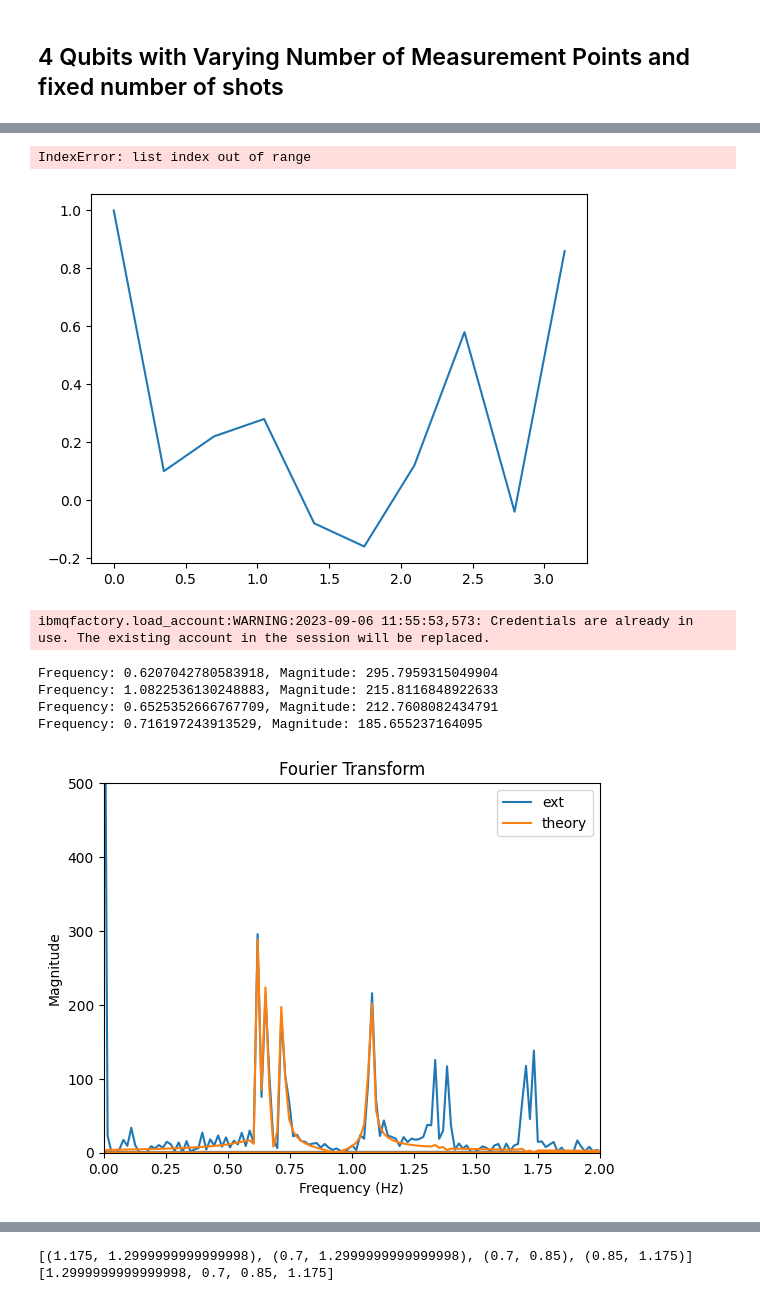
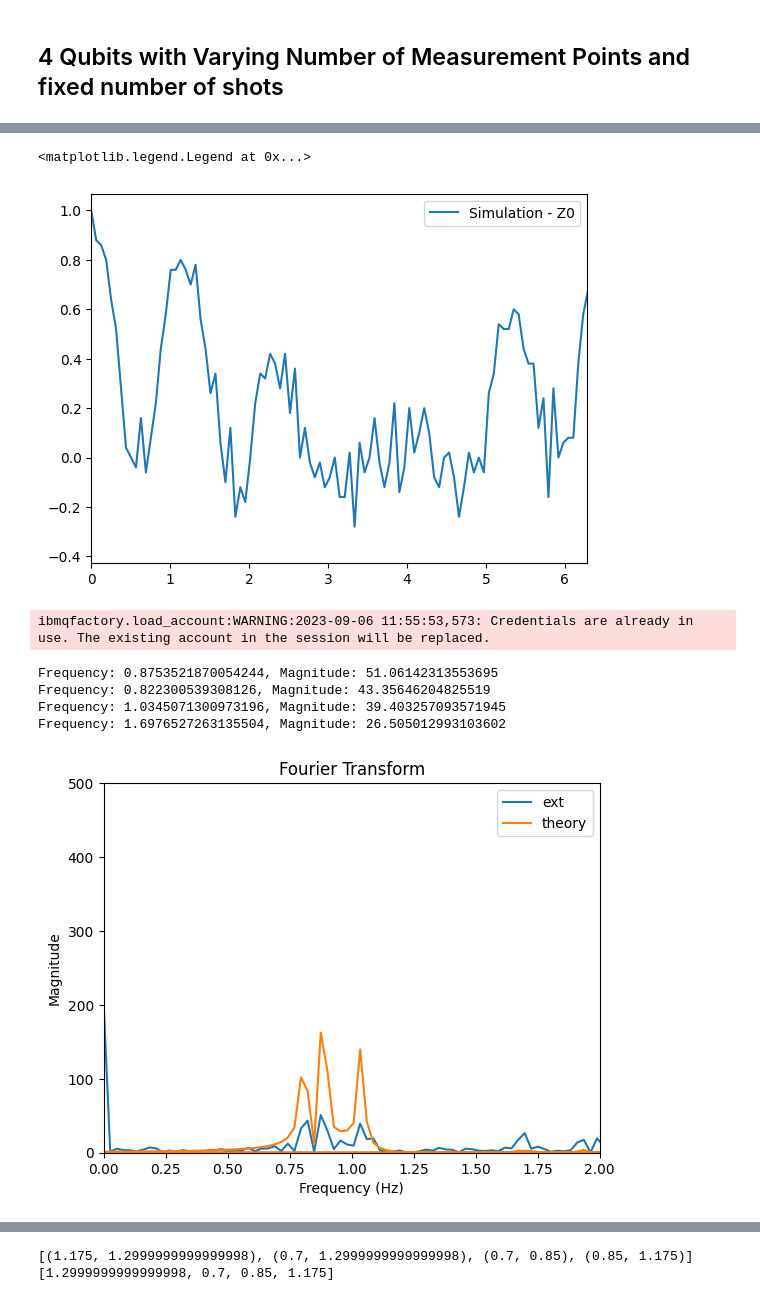
Before and after one commit to Davidkatom/Crosstalk, a Jupyter notebook: CosineFit.ipynb, the cells around one changed output, grey strips where cells are left out. Cells and saved outputs as stored; diff of their text form; code cells hidden in the pictures.

```diff
--- a/CosineFit.ipynb
+++ b/CosineFit.ipynb
@@ -169,7 +166,7 @@ for n in measurements:  #qubits
     for rep in range(repetitions):
         J = [random.gauss(1, 0.4) for _ in range(4)]
         delay_list = []
-        delay = np.linspace(0, 2 * np.pi, n)
+        delay = np.linspace(0, 8 * np.pi, n)
         for t in delay:
             delay_list.append(
                 RamseyExperiment(4, t, shots, J, "0"))
@@ -209,7 +206,7 @@ ramsey_experiment = importlib.reload(ramsey_experiment)
 RamseyExperiment = ramsey_experiment.RamseyExperiment
 RamseyBatch = ramsey_experiment.RamseyBatch
 
-n = 4
+n = 5
 
 
 def func(t, js):
@@ -224,12 +221,12 @@ def func(t, js):
 
 J = [random.gauss(1, 0.4) for _ in range(n)]
 shots = 5
-J = [1.2187600846502067, 1.2447931423989682, 1.5130410635207037, 0.21734530553350462]
+#J = [1.3698020041655328, 1.2700581945641038, 1.4186671516980645, 1.6367384514798005]
 print("J = ",J)
 delay_list = []
 exp = []
 measurements = 100
-delay = np.linspace(0, 10 * np.pi, measurements)
+delay = np.linspace(0, 6 * np.pi, measurements)
 for t in delay:
     delay_list.append(RamseyExperiment(n, t, 100, J, "0"))
 ramseyBatch1 = RamseyBatch(delay_list)
@@ -250,7 +247,7 @@ plt.plot(delay, ramseyBatch1.Z, label='Simulation')
 plt.plot(delay, [func(t, J) for t in delay], label='theory')
 
 plt.plot(delay, [func(t, J_fit_fft) for t in delay], label='with FFT')
-plt.plot(delay, [func(t, J_fit_no_fft) for t in delay], label='No FFT')
+#plt.plot(delay, [func(t, J_fit_no_fft) for t in delay], label='No FFT')
 
 
 plt.xlim(0,2*np.pi)
@@ -265,21 +262,21 @@ No FFT:  [1.03634111 1.07717315 0.94080687 0.89931025]
 # %%
-def func2(t, js):
-    n = len(js)
-    result = 2
-    result += 2 * np.cos(4 * js[0] * t)
-    result += 2 * np.cos(4 * js[3] * t)
-    result += 2 * np.cos(4 * (js[0] + js[3]) * t)
-
-    return result / (2 ** (n - (n - 3)))
+# def func2(t, js):
+#     n = len(js)
+#     result = 2
+#     result += 2 * np.cos(4 * js[0] * t)
+#     result += 2 * np.cos(4 * js[3] * t)
+#     result += 2 * np.cos(4 * (js[0] + js[3]) * t)
+#
+#     return result / (2 ** (n - (n - 3)))
 
 plt.plot(delay, ramseyBatch1.get_zi(0), label='Simulation - Z0')
-plt.plot(delay, [func2(t, J) for t in delay], label='theory')
+#plt.plot(delay, [func2(t, J) for t in delay], label='theory')
 plt.xlim(0,2*np.pi)
 
 plt.legend()
 # %% [output]
-IndexError: list index out of range
+<matplotlib.legend.Legend at 0x...>
-[figure, old version]
+[figure, new version]
 # %%
 ramsey_experiment = importlib.reload(ramsey_experiment)
 RamseyExperiment = ramsey_experiment.RamseyExperiment
@@ -289,7 +286,7 @@ ibmqfactory.load_account:WARNING:2023-09-06 11:55:53,573: Credentials are alread
 # %%
 from scipy.signal import find_peaks
 %matplotlib inline
-w_ = 10*2*np.pi
+w_ = 6*2*np.pi
 def fo(w, js):
     n = len(js)
     result = 0
@@ -313,7 +310,7 @@ fft_output_ext = np.fft.fft(extended)
 fft_output = np.fft.fft(ramseyBatch1.Z)
 
 # Compute the corresponding frequencies
-sample_rate = measurements / (10 * np.pi)  # Sampling rate of your data (change if known)
+sample_rate = measurements / (6 * np.pi)  # Sampling rate of your data (change if known)
 frequencies_ext = np.fft.fftfreq(2 * len(ramseyBatch1.Z), 1 / sample_rate)
 frequencies = np.fft.fftfreq( len(ramseyBatch1.Z), 1 / sample_rate)
 
@@ -356,8 +353,8 @@ plt.ylim(0,500)
 plt.legend()
 plt.show()
 # %% [output]
-Frequency: 0.6207042780583918, Magnitude: 295.7959315049904
-Frequency: 1.0822536130248883, Magnitude: 215.8116848922633
-Frequency: 0.6525352666767709, Magnitude: 212.7608082434791
-Frequency: 0.716197243913529, Magnitude: 185.655237164095
+Frequency: 0.8753521870054244, Magnitude: 51.06142313553695
+Frequency: 0.822300539308126, Magnitude: 43.35646204825519
+Frequency: 1.0345071300973196, Magnitude: 39.403257093571945
+Frequency: 1.6976527263135504, Magnitude: 26.505012993103602
-[figure, old version]
+[figure, new version]
```
Also changed, not shown: parts of 9 cells of this notebook.
